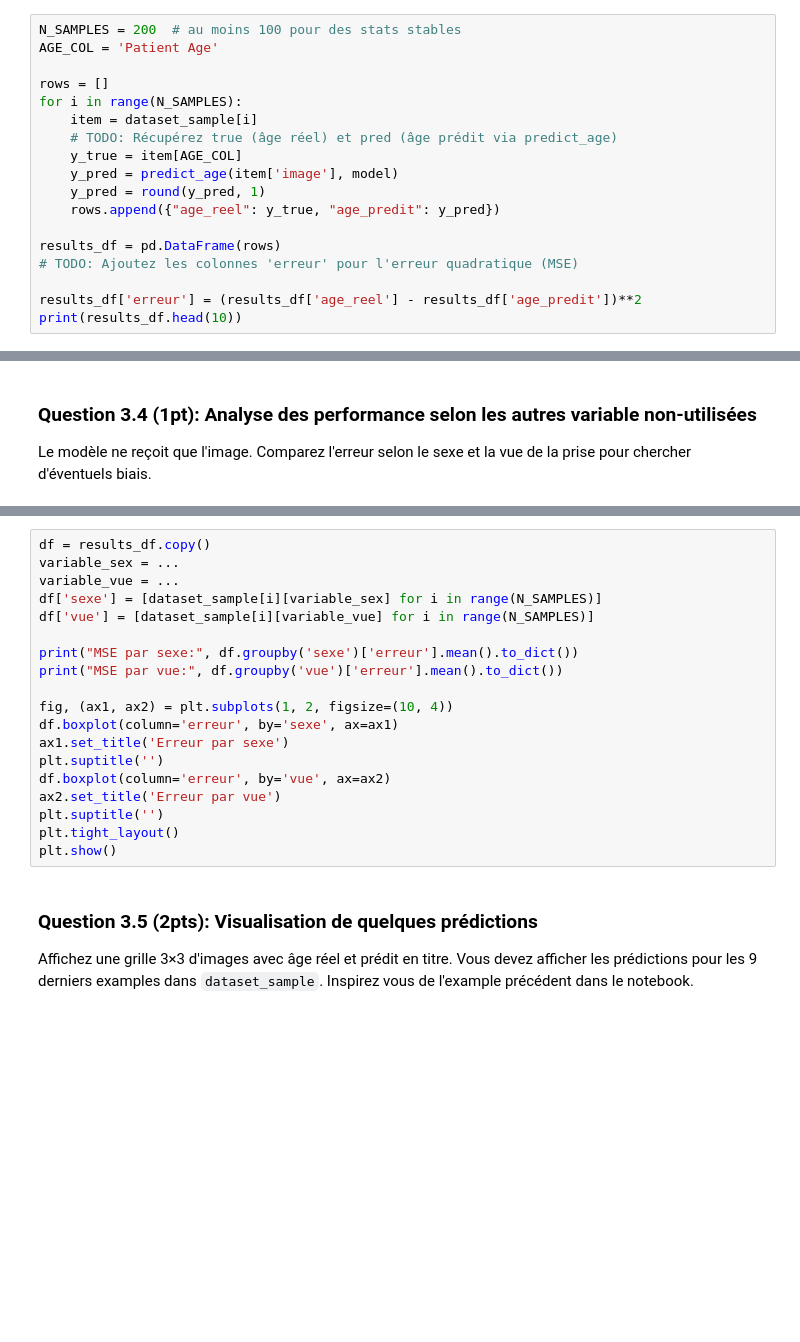
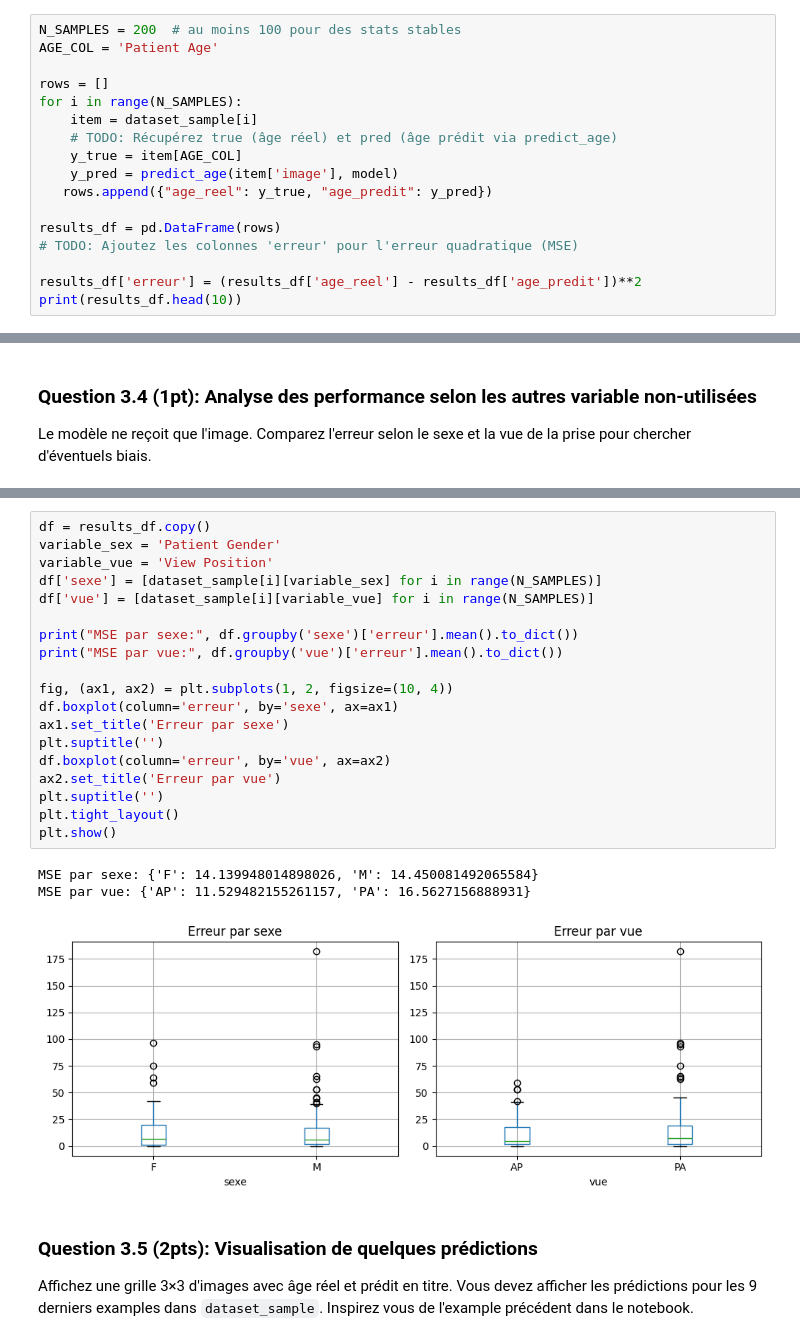
Before and after one commit to Julien2026/cours-ia-med, a Jupyter notebook: devoirs/Homework_Chest_XRay_Analysis.ipynb, the cells around one changed output, grey strips where cells are left out. Saved outputs shown, nothing was run; the diff lists cells and outputs as text; blank space fills up the shorter version.

```diff
--- a/devoirs/Homework_Chest_XRay_Analysis.ipynb
+++ b/devoirs/Homework_Chest_XRay_Analysis.ipynb
@@ -203,8 +203,7 @@ for i in range(N_SAMPLES):
     # TODO: Récupérez true (âge réel) et pred (âge prédit via predict_age)
     y_true = item[AGE_COL]
     y_pred = predict_age(item['image'], model)
-    y_pred = round(y_pred, 1)
-    rows.append({"age_reel": y_true, "age_predit": y_pred})
+   rows.append({"age_reel": y_true, "age_predit": y_pred})
 
 results_df = pd.DataFrame(rows)
 # TODO: Ajoutez les colonnes 'erreur' pour l'erreur quadratique (MSE)
@@ -319,22 +339,26 @@ Le modèle ne reçoit que l'image. Comparez l'erreur selon le sexe  et la vue de
 # %%
 df = results_df.copy()
-variable_sex = ...
-variable_vue = ...
+variable_sex = 'Patient Gender'
+variable_vue = 'View Position'
 df['sexe'] = [dataset_sample[i][variable_sex] for i in range(N_SAMPLES)]
 df['vue'] = [dataset_sample[i][variable_vue] for i in range(N_SAMPLES)]
 
 print("MSE par sexe:", df.groupby('sexe')['erreur'].mean().to_dict())
 print("MSE par vue:", df.groupby('vue')['erreur'].mean().to_dict())
 
 fig, (ax1, ax2) = plt.subplots(1, 2, figsize=(10, 4))
 df.boxplot(column='erreur', by='sexe', ax=ax1)
 ax1.set_title('Erreur par sexe')
 plt.suptitle('')
 df.boxplot(column='erreur', by='vue', ax=ax2)
 ax2.set_title('Erreur par vue')
 plt.suptitle('')
 plt.tight_layout()
 plt.show()
+# %% [output]
+MSE par sexe: {'F': 14.139948014898026, 'M': 14.450081492065584}
+MSE par vue: {'AP': 11.529482155261157, 'PA': 16.5627156888931}
+[figure, added]
 # %% [markdown]
 ### Question 3.5 (2pts):  Visualisation de quelques prédictions
 
```
Also changed, not shown: parts of 6 cells of this notebook.
